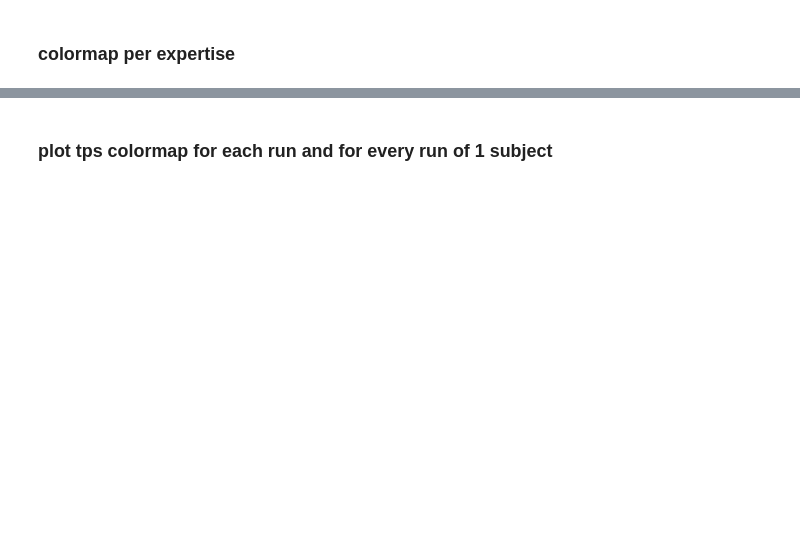
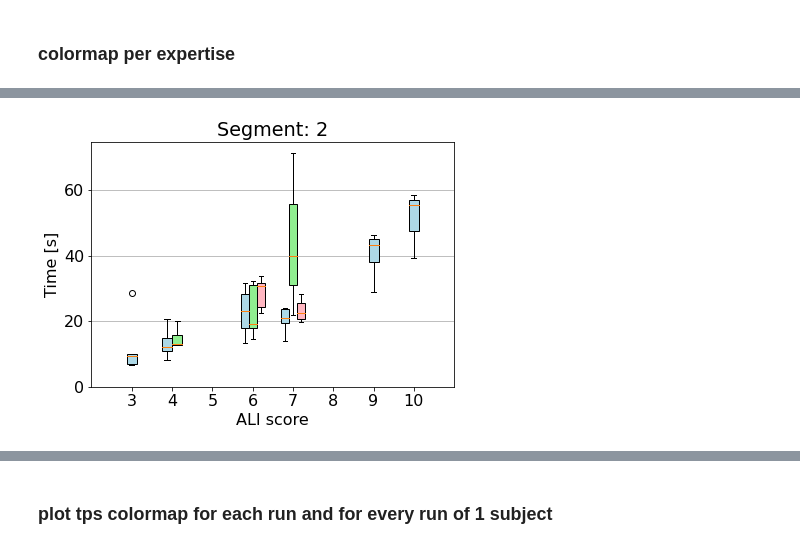
Before and after one commit to epfl-lasa/surgeon_recording, a Jupyter notebook: notebooks/Data_analysis_SFITS_06_2022.ipynb, the cells around one changed output, grey strips where cells are left out. Drawn from its saved outputs; the diff is of its cells as text; code cells hidden in the pictures; blank space fills up the shorter version.

Commit message:
review plots tps - time - optitrack, start ANOVA for optitrack

```diff
--- a/notebooks/Data_analysis_SFITS_06_2022.ipynb
+++ b/notebooks/Data_analysis_SFITS_06_2022.ipynb
@@ -335,10 +384,10 @@ for subject in subject_list:
                    height=500,
                    yaxis_range=[0,y_limit])
 
-            if not os.path.exists(join(path_to_data_folder, recording_session[subject] , subject, 'PLOTS')):
-                    os.makedirs(join(path_to_data_folder, recording_session[subject] , subject, 'PLOTS'))
+            if not os.path.exists(join(path_to_data_folder, recording_session[subject] , subject, 'PLOTS', 'emg_colormap')):
+                    os.makedirs(join(path_to_data_folder, recording_session[subject] , subject, 'PLOTS', 'emg_colormap'))
 
-            fig.write_image(join('..', 'data_exp', recording_session[subject] , subject, 'PLOTS', 'colormap_subject'+ subject + '_segment' + segment + '_' +'.png'))
+            fig.write_image(join('..', 'data_exp', recording_session[subject] , subject, 'PLOTS','emg_colormap',  'colormap_subject'+ subject + '_segment' + segment + '_' +'.png'))
 
             for run in run_list_emg[subject]:
                 fig = go.Figure()
@@ -373,7 +422,7 @@ for subject in subject_list:
                    height=500,
                    yaxis_range=[0,y_limit])
 
-                if not os.path.exists(join(path_to_data_folder, recording_session[subject] , subject, run, 'PLOTS')):
-                        os.makedirs(join(path_to_data_folder, recording_session[subject] , subject, run, 'PLOTS'))
+                if not os.path.exists(join(path_to_data_folder, recording_session[subject] , subject, run, 'PLOTS','emg_colormap')):
+                        os.makedirs(join(path_to_data_folder, recording_session[subject] , subject, run, 'PLOTS','emg_colormap'))
 
-                fig.write_image(join('..', 'data_exp', recording_session[subject] , subject, run, 'PLOTS', 'colormap_subject'+ 'subject' + '_segment' + segment + '_run' + run +'.png'))
+                fig.write_image(join('..', 'data_exp', recording_session[subject] , subject, run, 'PLOTS', 'emg_colormap', 'colormap_subject'+ 'subject' + '_segment' + segment + '_run' + run +'.png'))
@@ -449,7 +500,7 @@ for cat in category:
                    yaxis_range=[0,y_limit])
 
 
-                if not os.path.exists(join(path_to_data_folder, 'plots_expertise' )):
-                        os.makedirs(join(path_to_data_folder,'plots_expertise'))
+                if not os.path.exists(join(path_to_data_folder, 'PLOTS', 'plots_expertise' )):
+                        os.makedirs(join(path_to_data_folder,'PLOTS','plots_expertise'))
 
-                fig.write_image(join('..', 'data_exp', 'plots_expertise', 'colormap_segment' + segment + '_' + cat +'.png'))
+                fig.write_image(join('..', 'data_exp', 'PLOTS', 'plots_expertise', 'colormap_segment' + segment + '_' + cat +'.png'))
@@ -455,0 +868,75 @@ for cat in category:
+# %%
+plt.rcParams.update({'font.size': 16})
+
+subject_order = ['10','3','4','11','8','2','1','5','6','7','12']
+ALI_score= [3,4,4,6,6,6,7,7,7,9,10]
+positions = [0,1.75,2.25,5.6,6,6.4,7.6,8,8.4,12,14]
+
+for k, segment in enumerate(segment_list):
+    x = []
+    y = []
+    data = []
+    f = plt.figure(figsize=(6.5, 4.5))
+
+    for i, subject in enumerate(subject_order):
+        data.append([subject, ALI_score[i], duration_run_segments[subject][segment]])
+
+        y.append(duration_run_segments[subject][segment])
+    x= ALI_score
+    df = pd.DataFrame(data, columns=['subject', 'ALI', 'values'])
+
+    bplot = plt.boxplot(y,patch_artist=True, positions=positions, widths=(0.5, 0.5, 0.5, 0.4,0.4,0.4,0.4,0.4,0.4,0.5,0.5))
+
+    colors = ['lightblue', 'lightblue', 'lightgreen','lightblue','lightgreen','lightpink','lightblue','lightgreen','lightpink','lightblue', 'lightblue']
+    for patch, color in zip(bplot['boxes'], colors):
+        patch.set_facecolor(color)
+
+    plt.ylabel('Time [s]')
+    plt.xlabel('ALI score')
+    plt.title('Segment: ' + str(segment_new[k]), fontdict=None, loc='center', pad=None)
+    plt.grid(axis = 'y')
+    #bplot.yaxis.grid(True)
+    ticks = [3,4,5,6,7,8,9,10]
+
+    plt.xticks(range(0, len(ticks) * 2, 2), ticks)
+    plt.xlim(-2, len(ticks)*2)
+    plt.ylim(bottom = 0)
+    #plt.figure(figsize=(width, height))
+
+    if not os.path.exists(join(path_to_data_folder , 'PLOTS', 'TIME')):
+             os.makedirs(join(path_to_data_folder , 'PLOTS', 'TIME'))
+
+    plt.savefig(join('..', 'data_exp' , 'PLOTS', 'TIME', 'ALI_time_segment_boxplot' + segment  +'.png'),bbox_inches='tight')
+
+    plt.show()
+
+
+
+"""
+
+fig, (ax1, ax2) = plt.subplots(nrows=1, ncols=2, figsize=(9, 4))
+
+# rectangular box plot
+bplot1 = ax1.boxplot(all_data,
+                     vert=True,  # vertical box alignment
+                     patch_artist=True,  # fill with color
+                     labels=labels)  # will be used to label x-ticks
+ax1.set_title('Rectangular box plot')
+
+
+
+# fill with colors
+colors = ['pink', 'lightblue', 'lightgreen']
+for bplot in (bplot1, bplot2):
+    for patch, color in zip(bplot['boxes'], colors):
+        patch.set_facecolor(color)
+
+# adding horizontal grid lines
+for ax in [ax1, ax2]:
+    ax.yaxis.grid(True)
+    ax.set_xlabel('Three separate samples')
+    ax.set_ylabel('Observed values')
+
+plt.show()"""
+# %% [output]
+[figure, added]
```
Also changed, not shown: parts of 61 cells of this notebook, 1 other file.
